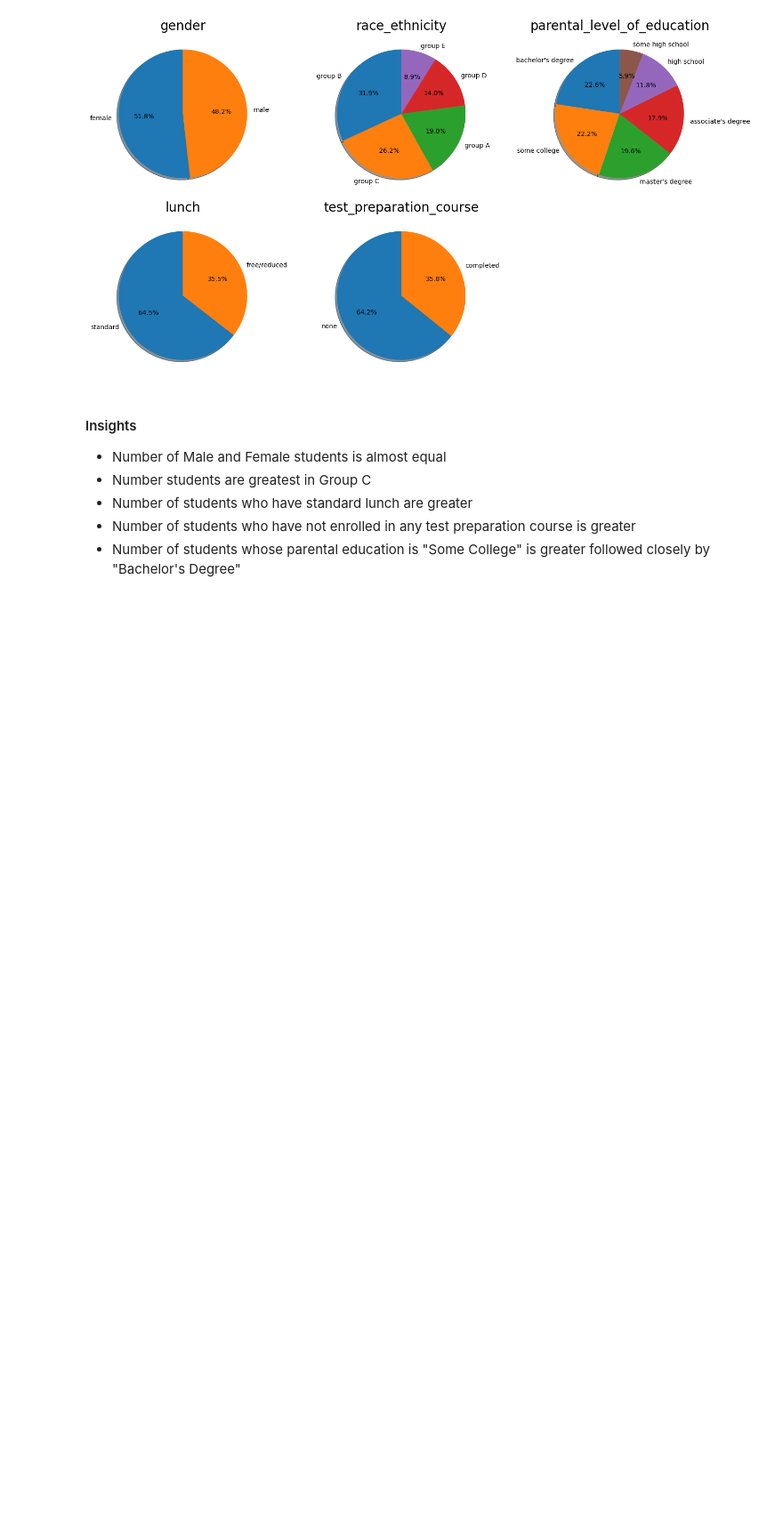
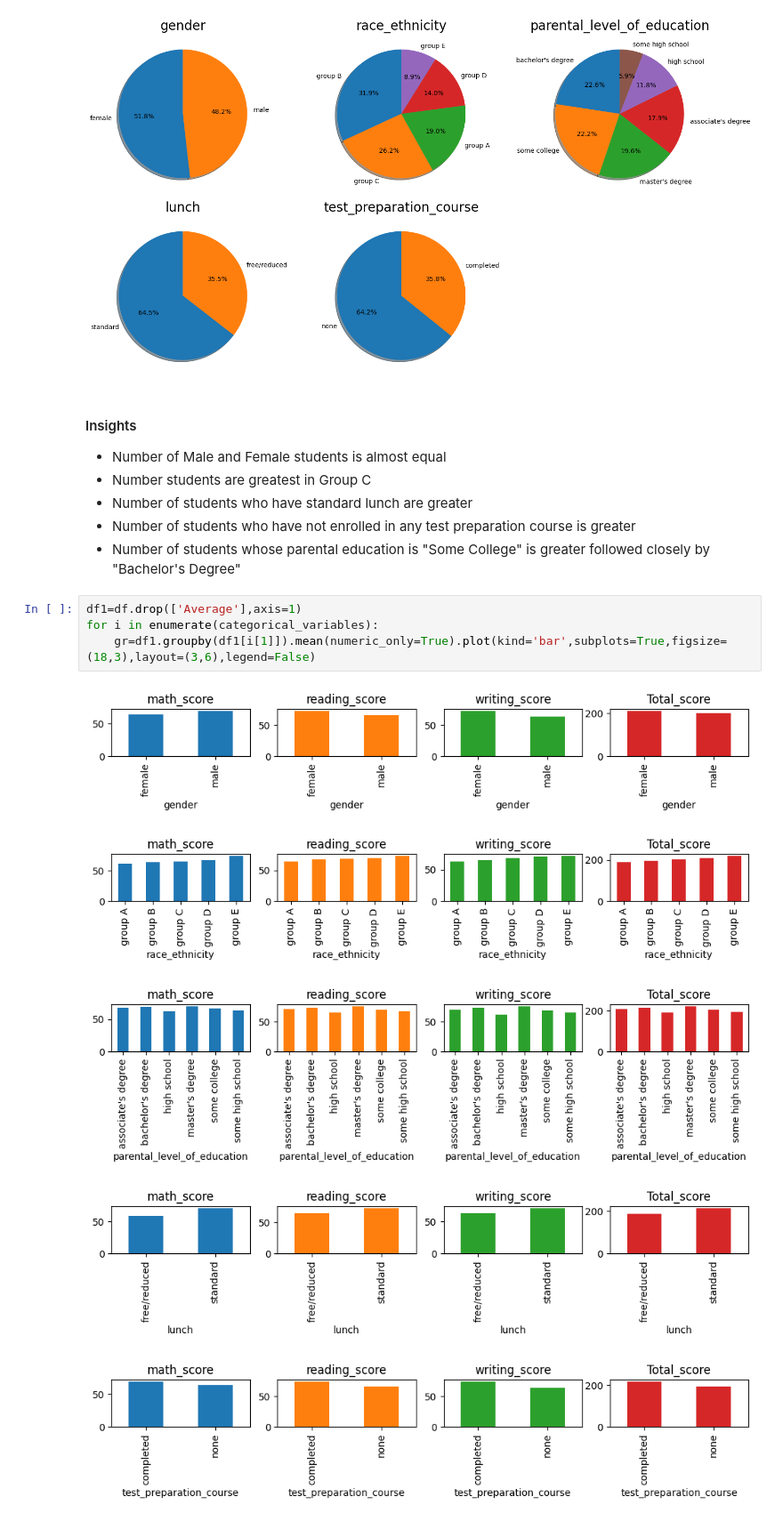
Before and after one commit to Deep-art-commits/MachineLearning_Projects, a Jupyter notebook: notebook/1 . EDA STUDENT PERFORMANCE .ipynb, the cells around one changed output. Shown: that part at 89% size. Cells and saved outputs as stored; diff of their text form; blank space fills up the shorter version.

```diff
--- a/notebook/1 . EDA STUDENT PERFORMANCE .ipynb
+++ b/notebook/1 . EDA STUDENT PERFORMANCE .ipynb
@@ -290,3 +290,13 @@ for i in enumerate(categorical_variables):
 - Number of students who have standard lunch are greater
 - Number of students who have not enrolled in any test preparation course is greater
 - Number of students whose parental education is "Some College" is greater followed closely by "Bachelor's Degree"
+# %%
+df1=df.drop(['Average'],axis=1)
+for i in enumerate(categorical_variables):
+    gr=df1.groupby(df1[i[1]]).mean(numeric_only=True).plot(kind='bar',subplots=True,figsize=(18,3),layout=(3,6),legend=False)
+# %% [output]
+[figure, added]
+[figure, added]
+[figure, added]
+[figure, added]
+[figure, added]
```
